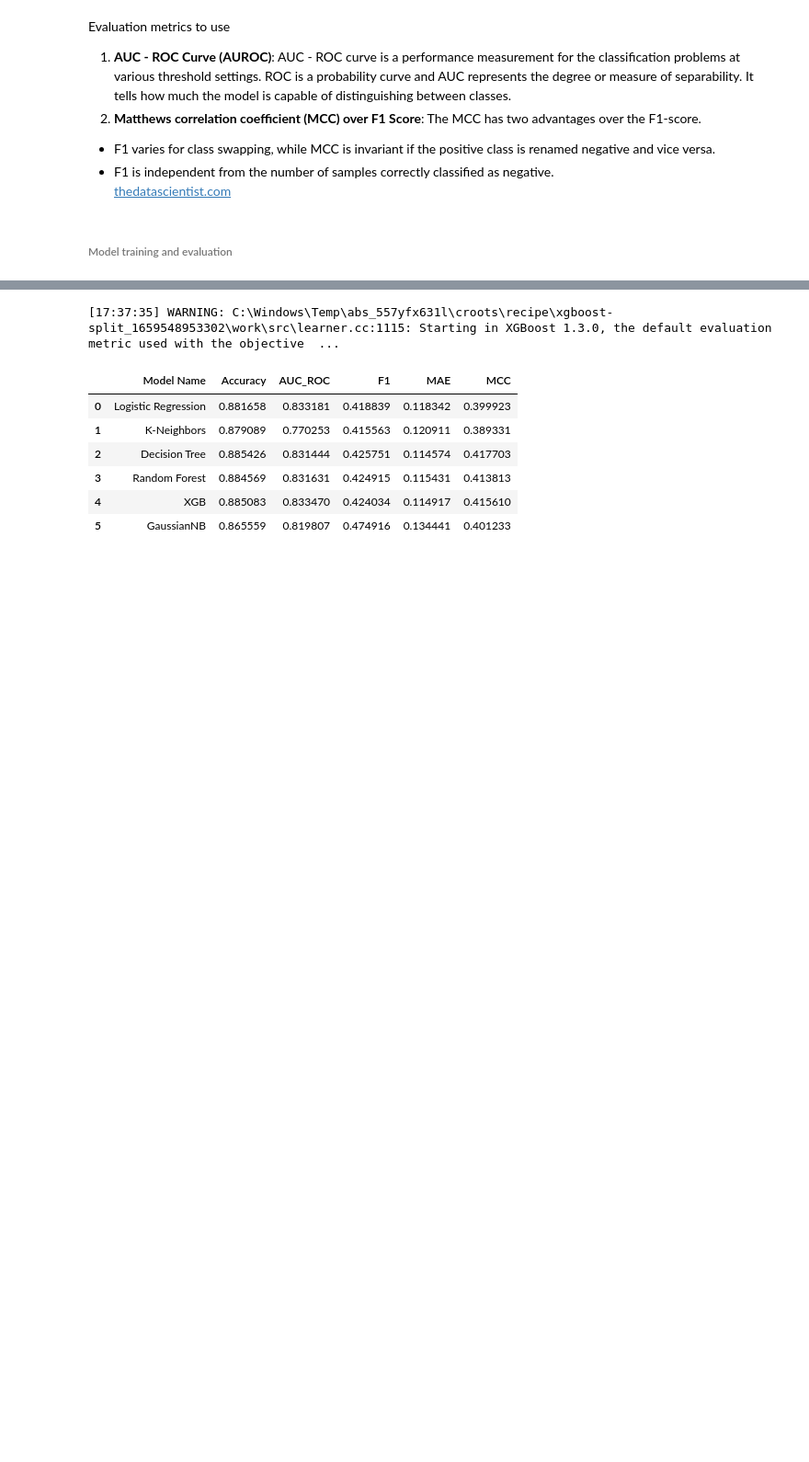
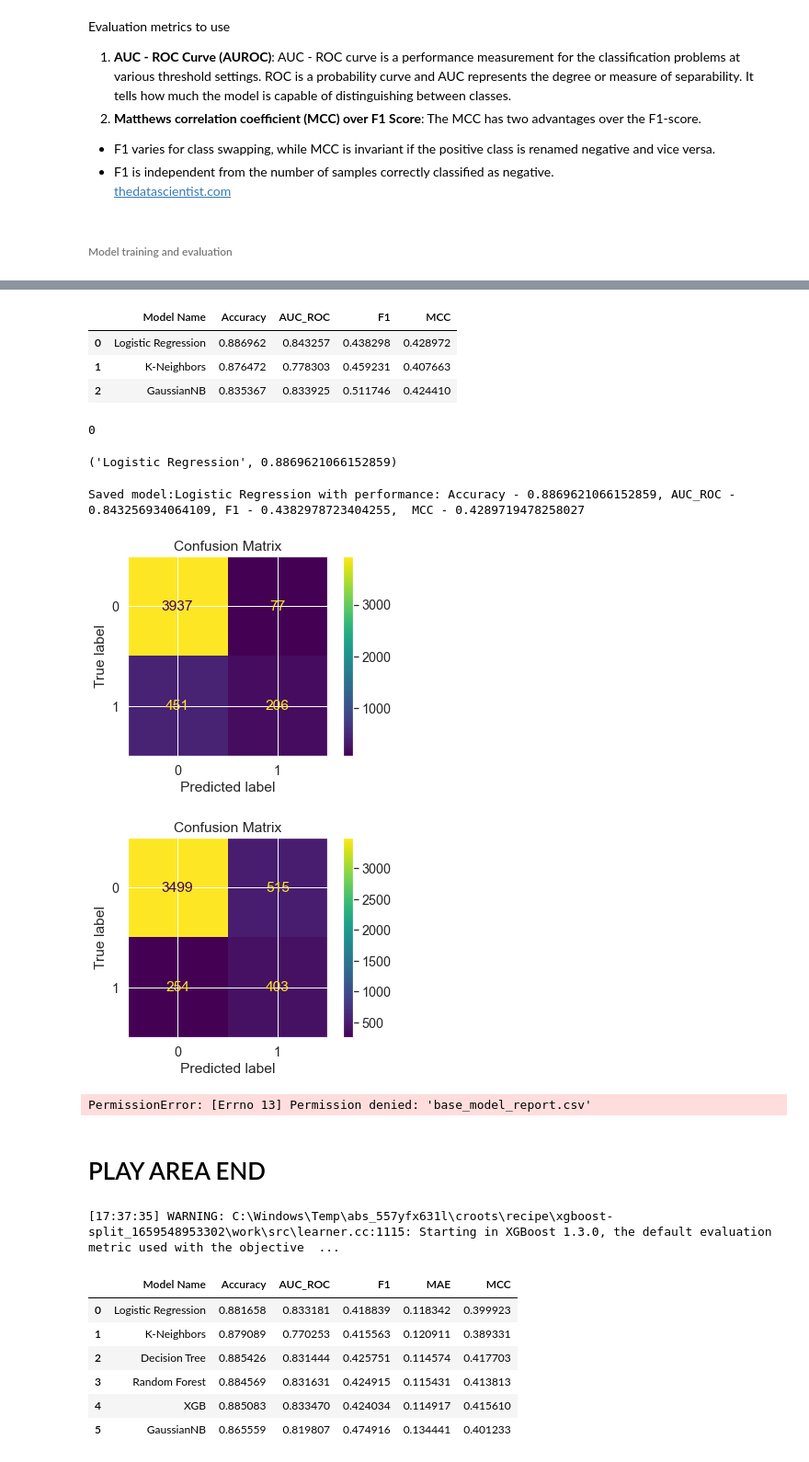
Before and after one commit to conyema/predict-financial-inclusion-africa, a Jupyter notebook: notebook/FIA-model-training-evaluation.ipynb, the cells around one changed output, grey strips where cells are left out. Shown at 92% size. Drawn from its saved outputs; the diff is of its cells as text; code cells hidden in the pictures; blank space fills up the shorter version.

```diff
--- a/notebook/FIA-model-training-evaluation.ipynb
+++ b/notebook/FIA-model-training-evaluation.ipynb
@@ -477,5 +482,3 @@ def train_model(model, X_train, y_train, X_test, y_test, show_plots=False):
     })
 
     return eval_report
-# %%
-train_model(model, X_train, y_train, X_test, y_test)
@@ -490,0 +491,10 @@ train_model(model, X_train, y_train, X_test, y_test)
+# %%
+def display_plots(model, actual, predicted):
+
+    # Display the Confusion Matrix
+    cm = confusion_matrix(actual, predicted)
+    cm_display = ConfusionMatrixDisplay(confusion_matrix = cm, display_labels = model.classes_)
+
+    cm_display.plot()
+    plt.title("Confusion Matrix")
+    plt.show()
@@ -490,0 +543,15 @@ train_model(model, X_train, y_train, X_test, y_test)
+# %%
+def train(save_best_model: bool = False, save_report: bool = False, show_plots: bool = False, report_title: str = ""):
+
+    evaluation_report = evaluate_models(models, show_plots=show_plots)
+
+
+    if save_report:
+        file_name = report_title or "base_model_report"
+
+        # Save report as CSV file (on disk)
+        evaluation_report.to_csv(f"{file_name}.csv", index=False)
+
+
+    if save_best_model:
+        evaluation
@@ -490,0 +560,20 @@ train_model(model, X_train, y_train, X_test, y_test)
+# %%
+evaluation_report
+# %% [output]
+|  | Model Name | Accuracy | AUC_ROC | F1 | MCC |
+| 0 | Logistic Regression | 0.886962 | 0.843257 | 0.438298 | 0.428972 |
+| 1 | K-Neighbors | 0.876472 | 0.778303 | 0.459231 | 0.407663 |
+| 2 | GaussianNB | 0.835367 | 0.833925 | 0.511746 | 0.424410 |
+# %%
+# evaluation_report.sort_values('MCC')['MCC'].max()
+index = evaluation_report[evaluation_report['MCC'] == evaluation_report['MCC'].max()].index
+index[0]
+# best_model = model_list[index[0]]
+# %% [output]
+0
+# %%
+[name, acc, auc, f1, mcc] = evaluation_report[evaluation_report['MCC'] == evaluation_report['MCC'].max()].values[0]
+name, acc
+# models[name]
+# %% [output]
+('Logistic Regression', 0.8869621066152859)
@@ -490,0 +587,6 @@ train_model(model, X_train, y_train, X_test, y_test)
+# %%
+log_msg = f"Saved model:{c[0]} with performance: Accuracy - {c[1]}, AUC_ROC - {c[2]}, F1 - {c[3]},  MCC - {c[4]}"
+
+print(log_msg)
+# %% [output]
+Saved model:Logistic Regression with performance: Accuracy - 0.8869621066152859, AUC_ROC - 0.843256934064109, F1 - 0.4382978723404255,  MCC - 0.4289719478258027
@@ -491,3 +633,11 @@ train_model(model, X_train, y_train, X_test, y_test)
+# %%
+train(save_best_model=False, save_report=True, show_plots=True)
+# %% [output]
+[figure, added]
+[figure, added]
+PermissionError: [Errno 13] Permission denied: 'base_model_report.csv'
+# %% [markdown]
+# PLAY AREA END
 # %%
 train_model(model, X_train_fs, y_train, X_test_fs, y_test)
 # %% [output]
```
Also changed, not shown: parts of 19 cells of this notebook, 2 other files.
